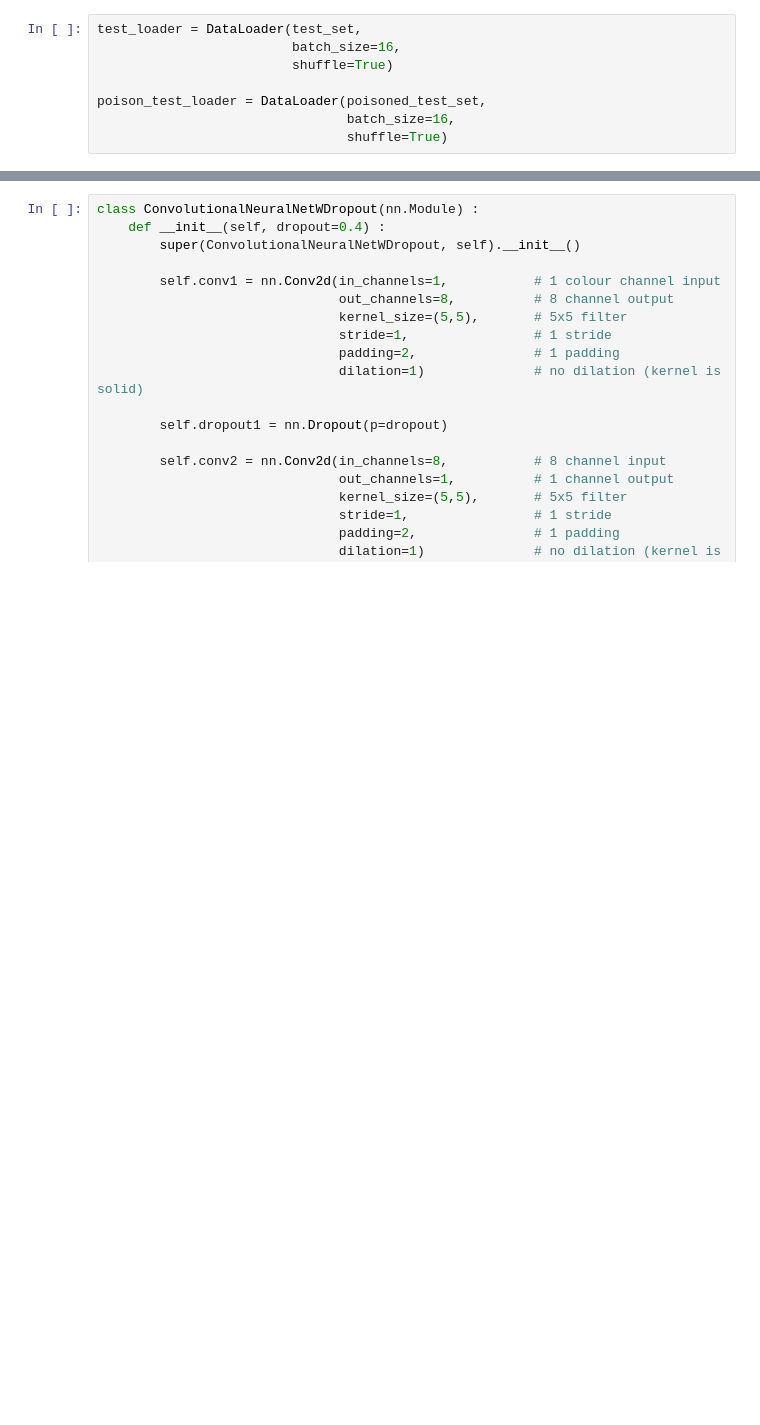
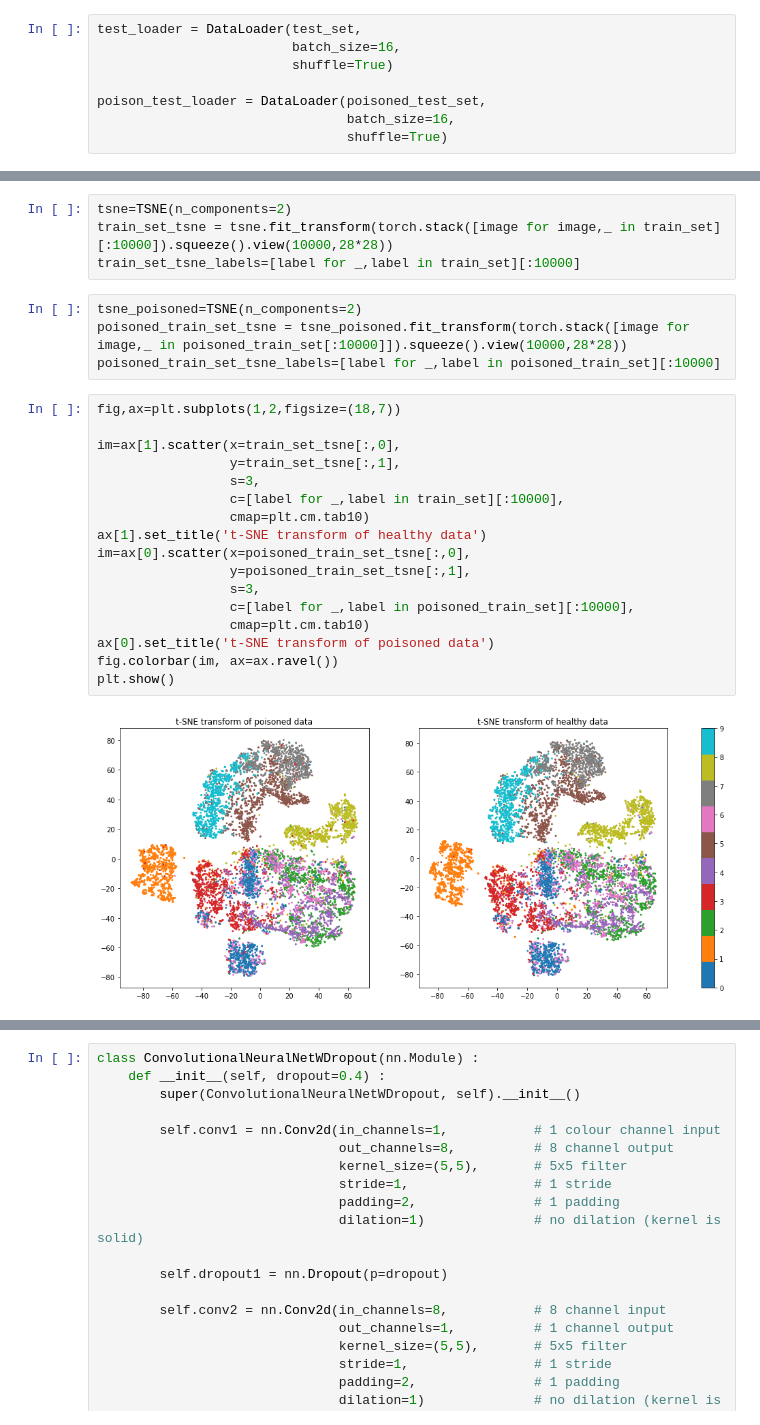
Before and after one commit to millerdw/millerdw.github.io, a Jupyter notebook: _notebooks/IllustratingThePoint_5/TrainingSet_Poisoning.ipynb, the cells around one changed output, grey strips where cells are left out. Cells and saved outputs as stored; diff of their text form; blank space fills up the shorter version.

```diff
--- a/_notebooks/IllustratingThePoint_5/TrainingSet_Poisoning.ipynb
+++ b/_notebooks/IllustratingThePoint_5/TrainingSet_Poisoning.ipynb
@@ -389,0 +558,27 @@ Poisoned CNN predictions: tensor([5, 3, 3, 5, 9, 3, 8, 6, 3, 7, 1, 3, 3, 3, 8, 3
+# %%
+tsne=TSNE(n_components=2)
+train_set_tsne = tsne.fit_transform(torch.stack([image for image,_ in train_set][:10000]).squeeze().view(10000,28*28))
+train_set_tsne_labels=[label for _,label in train_set][:10000]
+# %%
+tsne_poisoned=TSNE(n_components=2)
+poisoned_train_set_tsne = tsne_poisoned.fit_transform(torch.stack([image for image,_ in poisoned_train_set[:10000]]).squeeze().view(10000,28*28))
+poisoned_train_set_tsne_labels=[label for _,label in poisoned_train_set][:10000]
+# %%
+fig,ax=plt.subplots(1,2,figsize=(18,7))
+
+im=ax[1].scatter(x=train_set_tsne[:,0],
+                 y=train_set_tsne[:,1],
+                 s=3,
+                 c=[label for _,label in train_set][:10000],
+                 cmap=plt.cm.tab10)
+ax[1].set_title('t-SNE transform of healthy data')
+im=ax[0].scatter(x=poisoned_train_set_tsne[:,0],
+                 y=poisoned_train_set_tsne[:,1],
+                 s=3,
+                 c=[label for _,label in poisoned_train_set][:10000],
+                 cmap=plt.cm.tab10)
+ax[0].set_title('t-SNE transform of poisoned data')
+fig.colorbar(im, ax=ax.ravel())
+plt.show()
+# %% [output]
+[figure, added]
```
Also changed, not shown: parts of 60 cells of this notebook.
